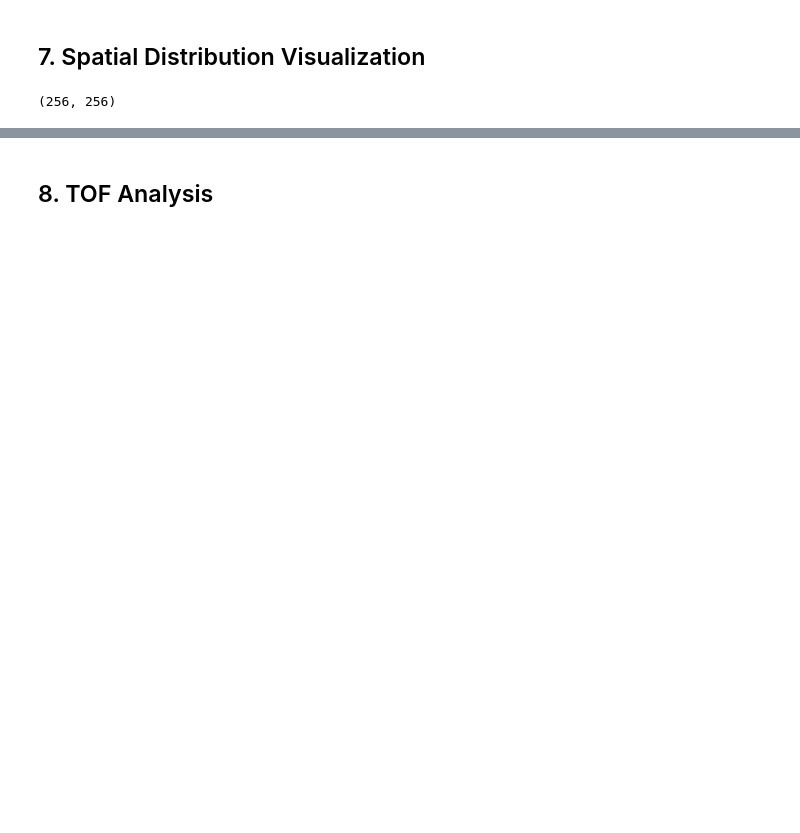
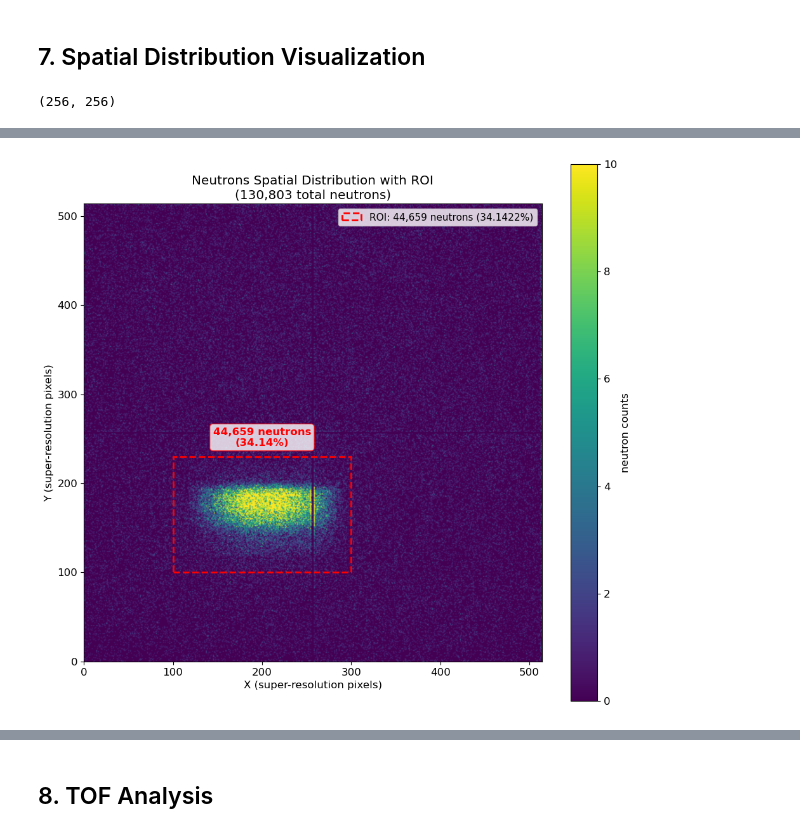
Before and after one commit to ornlneutronimaging/mcpevent2hist, a Jupyter notebook: sophiread/notebooks/Clustersize_check.ipynb, the cells around one changed output, grey strips where cells are left out. Cells and saved outputs as stored; diff of their text form; code cells hidden in the pictures; blank space fills up the shorter version.

```diff
--- a/sophiread/notebooks/Clustersize_check.ipynb
+++ b/sophiread/notebooks/Clustersize_check.ipynb
@@ -545,0 +563,83 @@ Fraction of total neutrons: 40.6333%
+# %%
+# Visualize the ROI on the neutron spatial distribution
+print("=== Visualizing ROI on neutron image ===")
+
+# Define ROI boundaries
+roi_x_min, roi_x_max = 100, 300
+roi_y_min, roi_y_max = 100, 230
+# Count neutrons in ROI
+x = neutrons['x']
+y = neutrons['y']
+mask = (x > roi_x_min) & (x < roi_x_max) & (y > roi_y_min) & (y < roi_y_max)
+count = np.count_nonzero(mask)
+print(f"Neutrons in ROI ({roi_x_min}<x<{roi_x_max}, {roi_y_min}<y<{roi_y_max}): {count:,}")
+# Also print fraction of total neutrons
+fraction = count / len(neutrons) if len(neutrons) > 0 else 0
+print(f"Fraction of total neutrons: {fraction:.4%}")
+
+# Create neutron 2D histogram with ROI overlay
+fig, ax = plt.subplots(1, 1, figsize=(10, 9))
+
+# Use same binning as before
+NEUTRON_BINS = int(DETECTOR_PIXELS * NEUTRON_SUPER_RES)
+neutrons_x = neutrons["x"]
+neutrons_y = neutrons["y"]
+
+hist_neutrons, x_edges_n, y_edges_n = np.histogram2d(
+    neutrons_x,
+    neutrons_y,
+    bins=NEUTRON_BINS,
+    range=[[0, NEUTRON_BINS], [0, NEUTRON_BINS]],
+)
+
+im = ax.imshow(
+    hist_neutrons,
+    origin="lower",
+    aspect="equal",
+    extent=[0, NEUTRON_BINS, 0, NEUTRON_BINS],
+    cmap="viridis",
+    interpolation="gaussian",
+    vmin=0,
+    vmax=10  #
+)
+
+# Draw ROI rectangle
+from matplotlib.patches import Rectangle
+roi_rect = Rectangle(
+    (roi_x_min, roi_y_min),  # (x, y) bottom-left corner
+    roi_x_max - roi_x_min,    # width
+    roi_y_max - roi_y_min,    # height
+    linewidth=2,
+    edgecolor='red',
+    facecolor='none',
+    linestyle='--',
+    label=f'ROI: {count:,} neutrons ({fraction:.4%})'
+)
+ax.add_patch(roi_rect)
+
+ax.set_xlabel("X (super-resolution pixels)")
+ax.set_ylabel("Y (super-resolution pixels)")
+ax.set_title(f"Neutrons Spatial Distribution with ROI\n({len(neutrons):,} total neutrons)")
+ax.legend(loc='upper right', fontsize=11)
+plt.colorbar(im, ax=ax, label="neutron counts")
+
+# Add ROI annotation with count
+ax.text(
+    roi_x_min + (roi_x_max - roi_x_min) / 2,
+    roi_y_max + 10,
+    f'{count:,} neutrons\n({fraction:.2%})',
+    ha='center',
+    va='bottom',
+    color='red',
+    fontsize=12,
+    fontweight='bold',
+    bbox=dict(boxstyle='round', facecolor='white', alpha=0.8, edgecolor='red')
+)
+
+plt.tight_layout()
+plt.show()
+
+print(f"\n✅ ROI visualization complete")
+print(f"   ROI bounds: x=[{roi_x_min}, {roi_x_max}], y=[{roi_y_min}, {roi_y_max}]")
+print(f"   Neutrons in ROI: {count:,} ({fraction:.4%} of total)")
+# %% [output]
@@ -545,0 +649 @@ Fraction of total neutrons: 40.6333%
+[figure, added]
```
Also changed, not shown: parts of 16 cells of this notebook, 1 other file.
